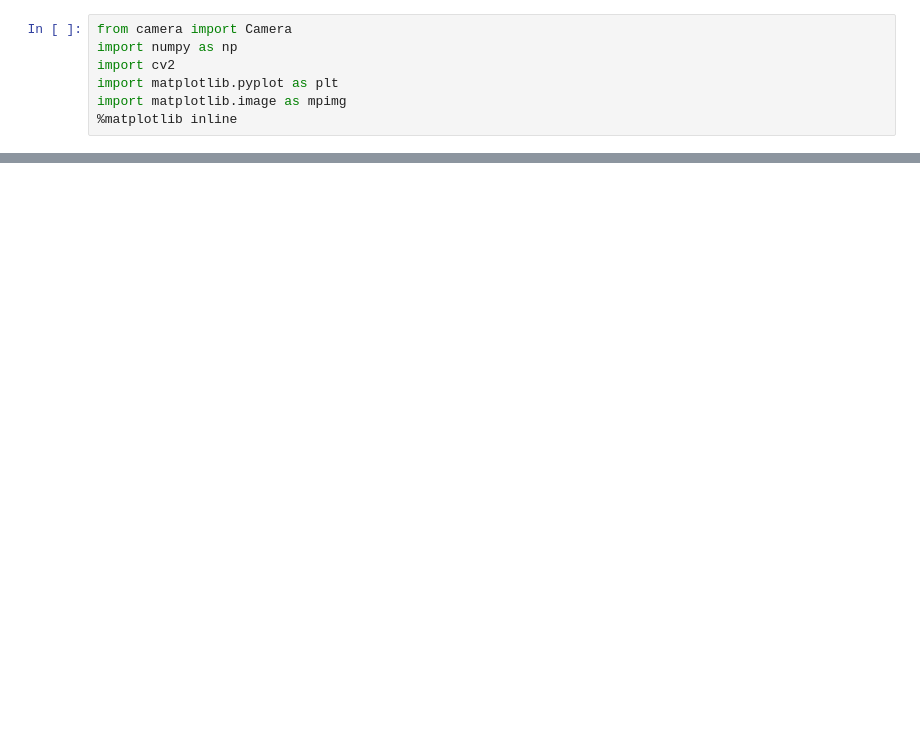
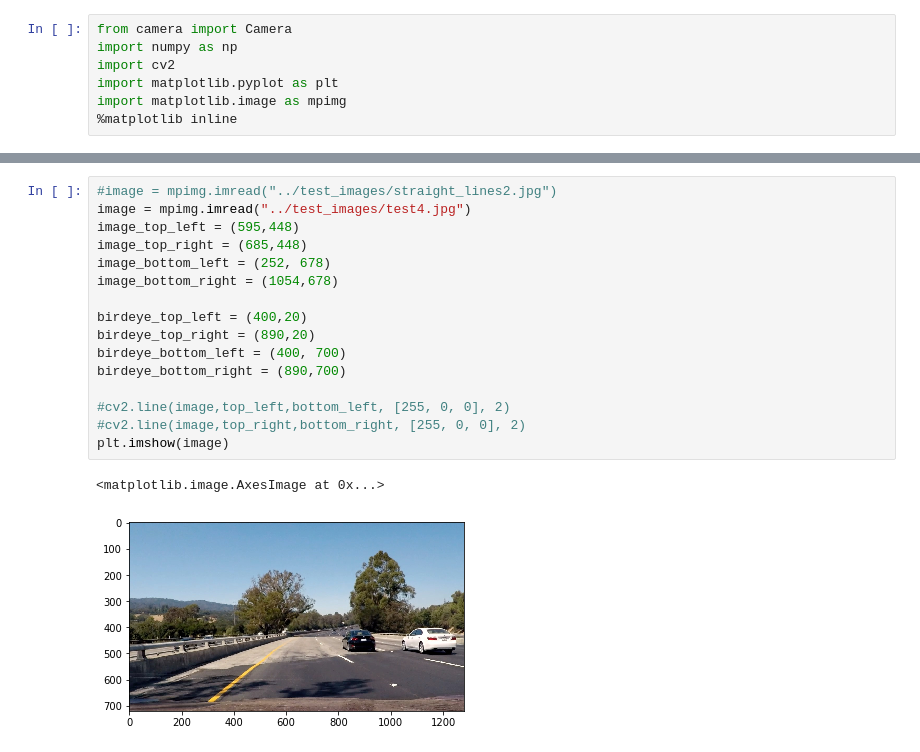
Before and after one commit to nguyenbuiUCSD/Advanced-Lane-Finding, a Jupyter notebook: camera/test_camera.ipynb, the cells around one changed output, grey strips where cells are left out. Saved outputs shown, nothing was run; the diff lists cells and outputs as text; blank space fills up the shorter version.

```diff
--- a/camera/test_camera.ipynb
+++ b/camera/test_camera.ipynb
@@ -22,0 +17,19 @@ Showing random sample
+# %%
+#image = mpimg.imread("../test_images/straight_lines2.jpg")
+image = mpimg.imread("../test_images/test4.jpg")
+image_top_left = (595,448)
+image_top_right = (685,448)
+image_bottom_left = (252, 678)
+image_bottom_right = (1054,678)
+
+birdeye_top_left = (400,20)
+birdeye_top_right = (890,20)
+birdeye_bottom_left = (400, 700)
+birdeye_bottom_right = (890,700)
+
+#cv2.line(image,top_left,bottom_left, [255, 0, 0], 2)
+#cv2.line(image,top_right,bottom_right, [255, 0, 0], 2)
+plt.imshow(image)
+# %% [output]
+<matplotlib.image.AxesImage at 0x...>
+[figure, added]
```
Also changed, not shown: parts of 3 cells of this notebook, 1 other file.
